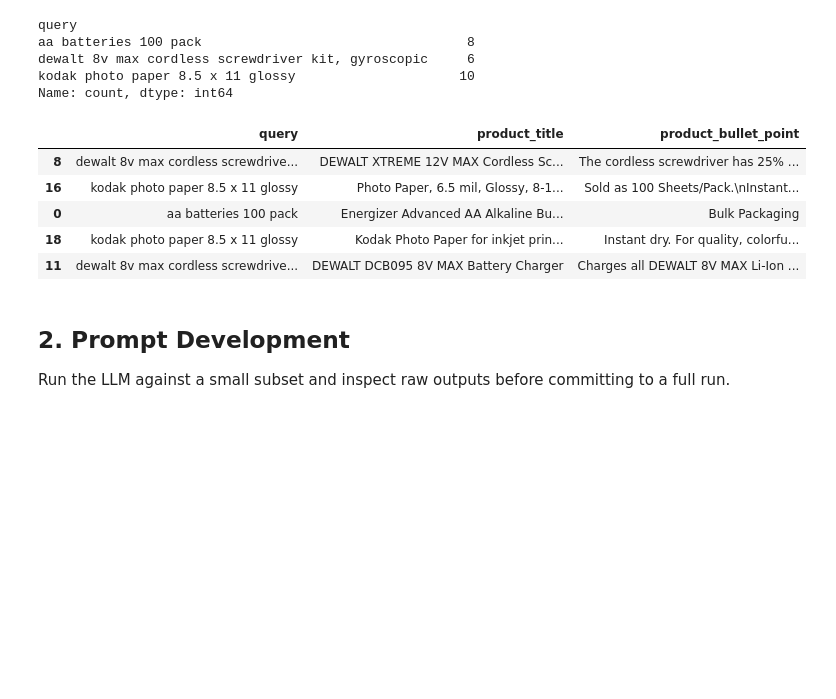
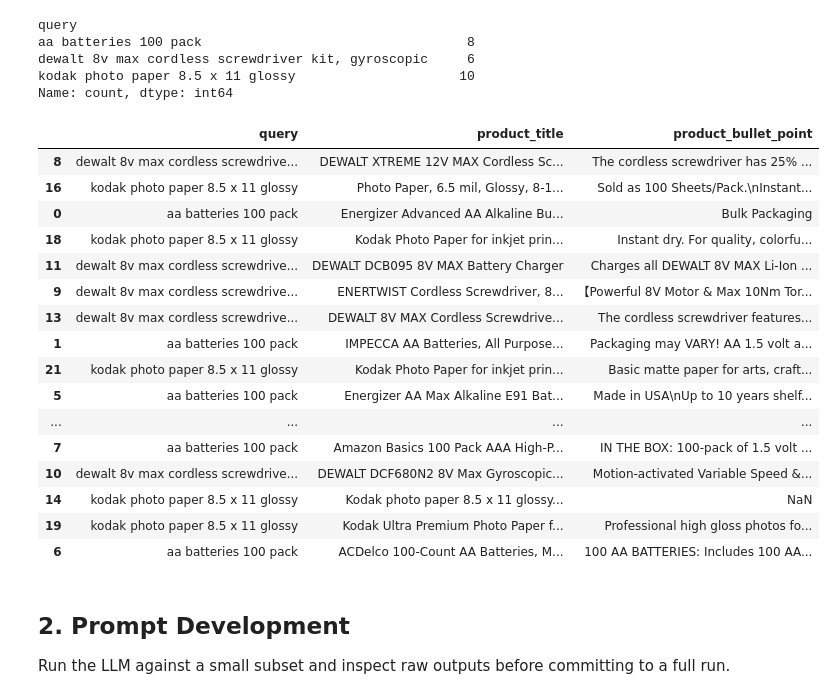
Before and after one commit to hamid58b/esci-data, a Jupyter notebook: label_audit/notebooks/audit.ipynb, the cells around one changed output. Drawn from its saved outputs; the diff is of its cells as text; code cells hidden in the pictures; blank space fills up the shorter version.

```diff
--- a/label_audit/notebooks/audit.ipynb
+++ b/label_audit/notebooks/audit.ipynb
@@ -53,8 +53,14 @@ product_description     0.514508
 product_bullet_point    0.139153
 Name: null_rate, dtype: float64
 # %%
+TARGET_QUERIES = [
+    "aa batteries 100 pack",
+    "kodak photo paper 8.5 x 11 glossy",
+    "dewalt 8v max cordless screwdriver kit, gyroscopic",
+]
+
 # Count of 'E'-labeled rows for the three target queries
-audit_set = filter_audit_set(df, config.TARGET_QUERIES)
+audit_set = filter_audit_set(df, TARGET_QUERIES)
 print(f"Audit set: {len(audit_set)} rows")
 audit_set.groupby('query').size().rename('count')
 # %% [output]
@@ -66,16 +72,27 @@ kodak photo paper 8.5 x 11 glossy                     10
 Name: count, dtype: int64
 # %%
 # Inspect a sample — read product text before touching the LLM
-sample = audit_set.sample(5, random_state=42)[['query', 'product_title', 'product_bullet_point']]
+sample = audit_set.sample(24, random_state=42)[['query', 'product_title', 'product_bullet_point']]
 pd.set_option('display.max_colwidth', 200)
 sample
 # %% [output]
 |  | query | product_title | product_bullet_point |
 | 8 | dewalt 8v max cordless screwdrive... | DEWALT XTREME 12V MAX Cordless Sc... | The cordless screwdriver has 25% ... |
 | 16 | kodak photo paper 8.5 x 11 glossy | Photo Paper, 6.5 mil, Glossy, 8-1... | Sold as 100 Sheets/Pack.\nInstant... |
 | 0 | aa batteries 100 pack | Energizer Advanced AA Alkaline Bu... | Bulk Packaging |
 | 18 | kodak photo paper 8.5 x 11 glossy | Kodak Photo Paper for inkjet prin... | Instant dry. For quality, colorfu... |
 | 11 | dewalt 8v max cordless screwdrive... | DEWALT DCB095 8V MAX Battery Charger | Charges all DEWALT 8V MAX Li-Ion ... |
+| 9 | dewalt 8v max cordless screwdrive... | ENERTWIST Cordless Screwdriver, 8... | 【Powerful 8V Motor & Max 10Nm Tor... |
+| 13 | dewalt 8v max cordless screwdrive... | DEWALT 8V MAX Cordless Screwdrive... | The cordless screwdriver features... |
+| 1 | aa batteries 100 pack | IMPECCA AA Batteries, All Purpose... | Packaging may VARY! AA 1.5 volt a... |
+| 21 | kodak photo paper 8.5 x 11 glossy | Kodak Photo Paper for inkjet prin... | Basic matte paper for arts, craft... |
+| 5 | aa batteries 100 pack | Energizer AA Max Alkaline E91 Bat... | Made in USA\nUp to 10 years shelf... |
+| ... | ... | ... | ... |
+| 7 | aa batteries 100 pack | Amazon Basics 100 Pack AAA High-P... | IN THE BOX: 100-pack of 1.5 volt ... |
+| 10 | dewalt 8v max cordless screwdrive... | DEWALT DCF680N2 8V Max Gyroscopic... | Motion-activated Variable Speed &... |
+| 14 | kodak photo paper 8.5 x 11 glossy | Kodak photo paper 8.5 x 11 glossy... | NaN |
+| 19 | kodak photo paper 8.5 x 11 glossy | Kodak Ultra Premium Photo Paper f... | Professional high gloss photos fo... |
+| 6 | aa batteries 100 pack | ACDelco 100-Count AA Batteries, M... | 100 AA BATTERIES: Includes 100 AA... |
 # %% [markdown]
 ## 2. Prompt Development
 
```
Also changed, not shown: parts of 2 cells of this notebook, 4 other files.
